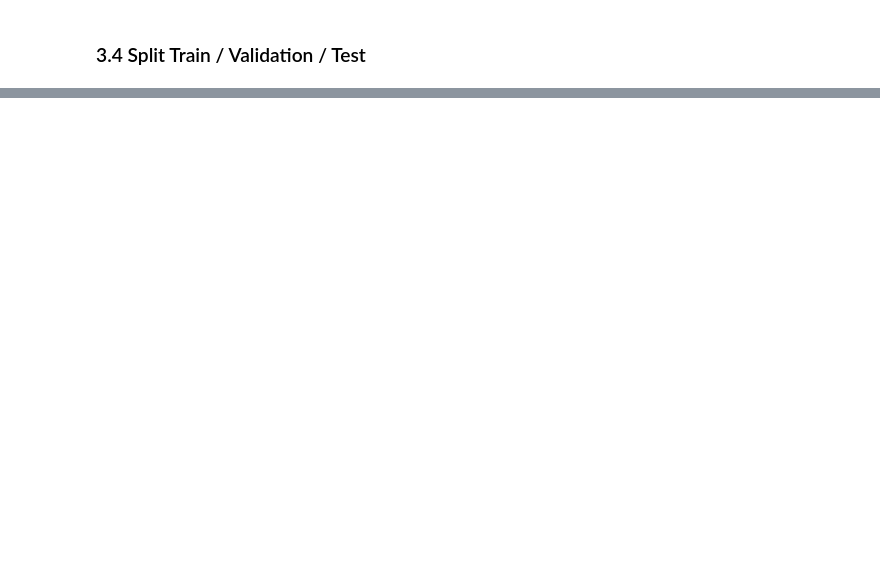
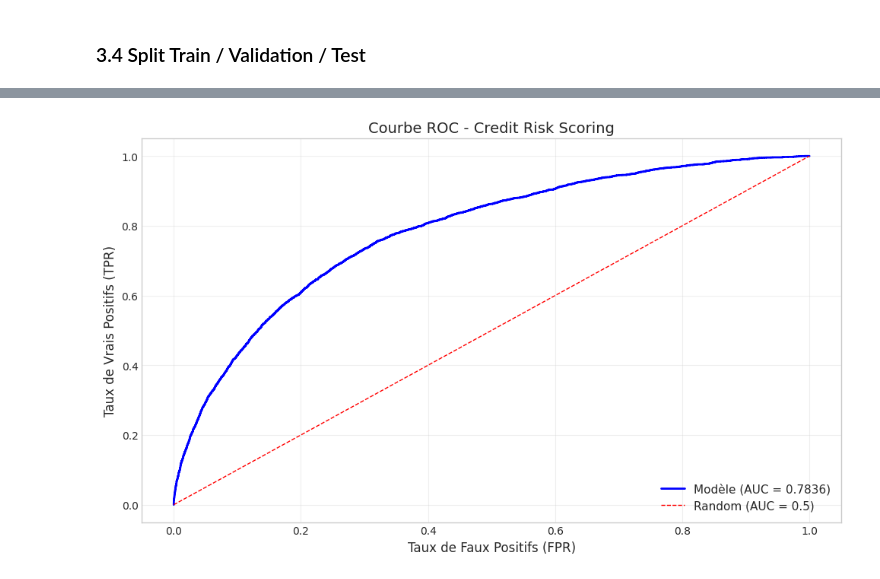
Before and after one commit to Danesamo/credit-risk-scoring-pipeline, a Jupyter notebook: notebooks/03_modeling.ipynb, the cells around one changed output, grey strips where cells are left out. Drawn from its saved outputs; the diff is of its cells as text; code cells hidden in the pictures; blank space fills up the shorter version.

```diff
--- a/notebooks/03_modeling.ipynb
+++ b/notebooks/03_modeling.ipynb
@@ -341,17 +489,20 @@ print(classification_report(y_test, y_pred_test, target_names=['Pas de défaut',
 # %%
 # Courbe ROC
 fpr, tpr, thresholds = roc_curve(y_test, y_pred_proba_test)
 
 plt.figure(figsize=(10, 6))
 plt.plot(fpr, tpr, 'b-', linewidth=2, label=f'Modèle (AUC = {auc_test:.4f})')
 plt.plot([0, 1], [0, 1], 'r--', linewidth=1, label='Random (AUC = 0.5)')
-plt.xlabel('Taux de Faux Positifs (FPR)')
-plt.ylabel('Taux de Vrais Positifs (TPR)')
-plt.title('Courbe ROC - Credit Risk Scoring')
-plt.legend(loc='lower right')
+plt.xlabel('Taux de Faux Positifs (FPR)', fontsize=12)
+plt.ylabel('Taux de Vrais Positifs (TPR)', fontsize=12)
+plt.title('Courbe ROC - Credit Risk Scoring', fontsize=14)
+plt.legend(loc='lower right', fontsize=11)
 plt.grid(True, alpha=0.3)
 plt.tight_layout()
+plt.savefig('../models/roc_curve.png', dpi=150, bbox_inches='tight')
 plt.show()
+# %% [output]
+[figure, added]
 # %%
 # Courbe Precision-Recall
 precision_curve, recall_curve, _ = precision_recall_curve(y_test, y_pred_proba_test)
```
Also changed, not shown: parts of 34 cells of this notebook, 10 other files.
